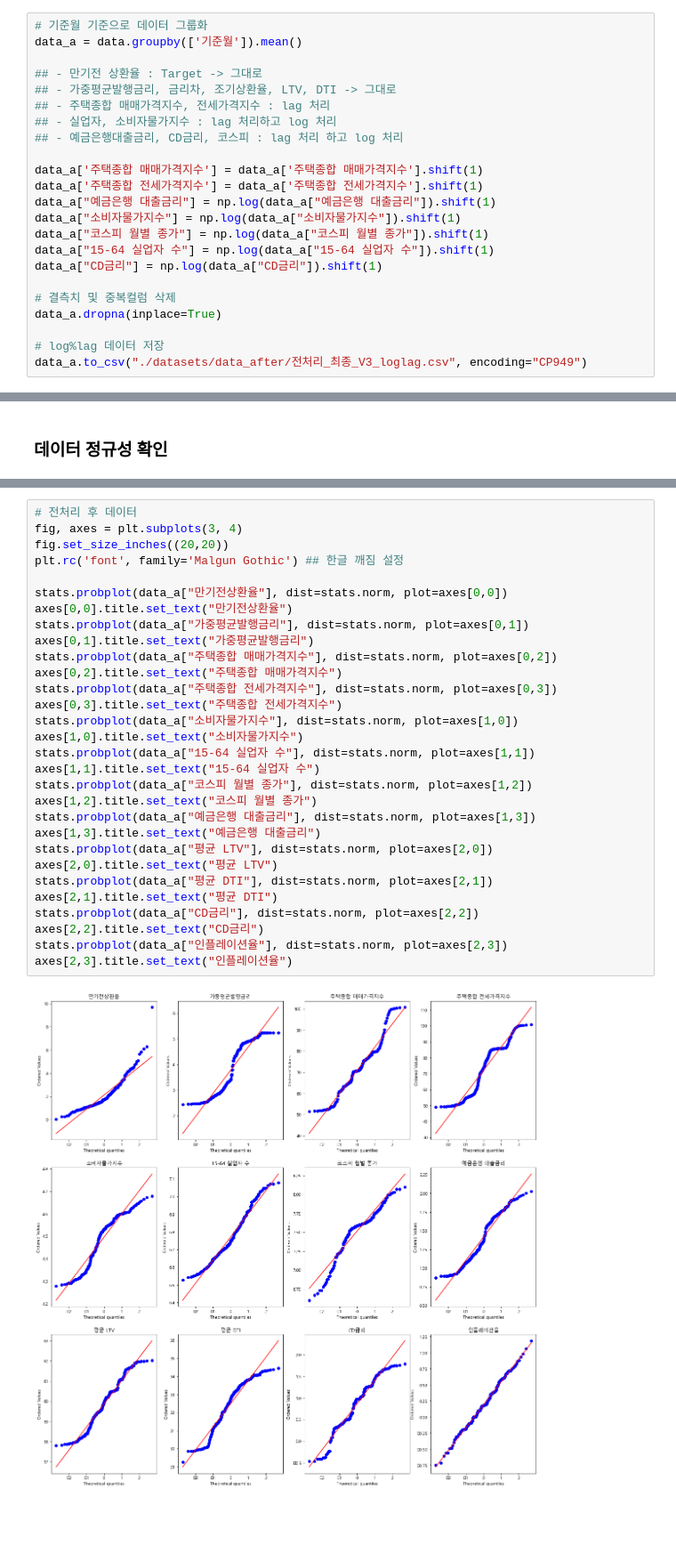
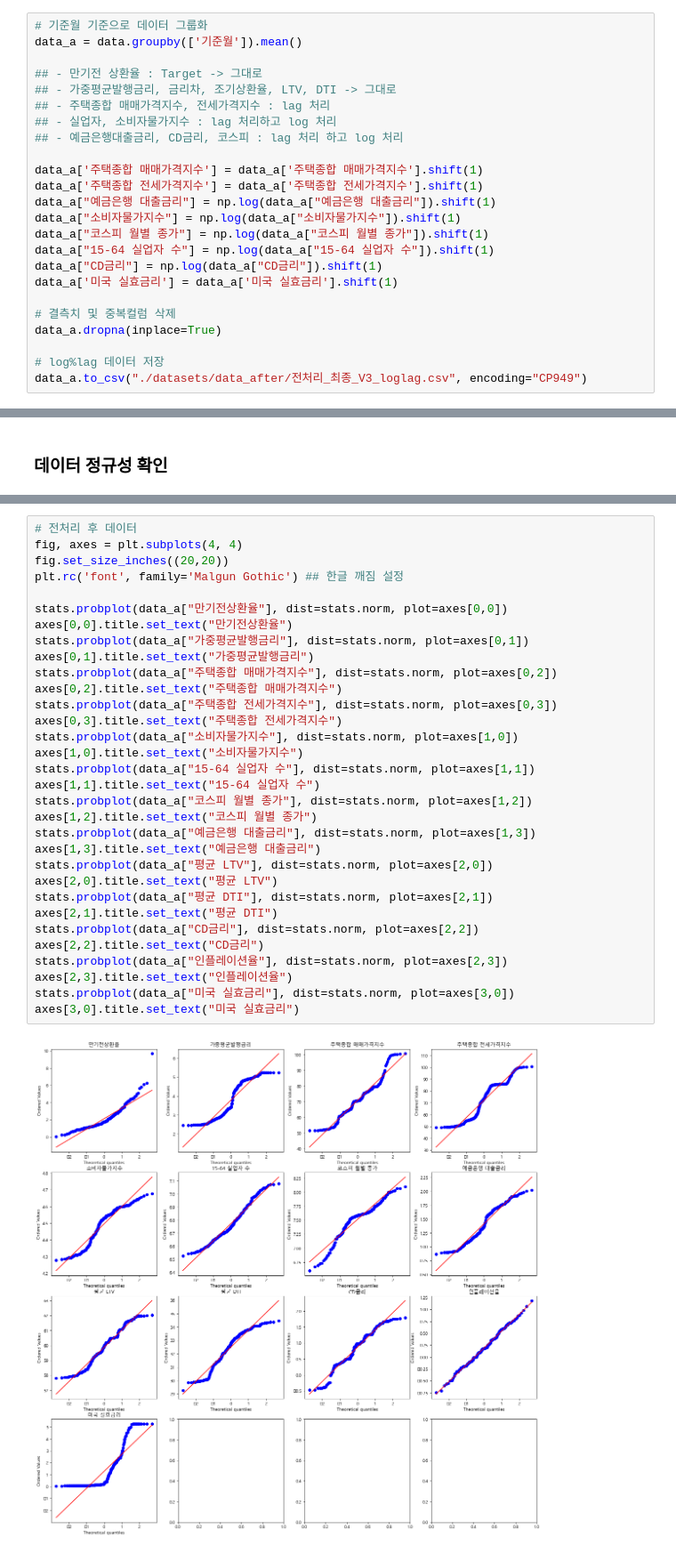
Before and after one commit to xxuvny/Project1_human, a Jupyter notebook: 01_데이터 전처리.ipynb, the cells around one changed output, grey strips where cells are left out. Shown: that part at 89% size. Saved outputs shown, nothing was run; the diff lists cells and outputs as text; blank space fills up the shorter version.

```diff
--- a/01_데이터 전처리.ipynb
+++ b/01_데이터 전처리.ipynb
@@ -298,6 +315,7 @@ data_a["소비자물가지수"] = np.log(data_a["소비자물가지수"]).shift(
 data_a["코스피 월별 종가"] = np.log(data_a["코스피 월별 종가"]).shift(1)
 data_a["15-64 실업자 수"] = np.log(data_a["15-64 실업자 수"]).shift(1)
 data_a["CD금리"] = np.log(data_a["CD금리"]).shift(1)
+data_a['미국 실효금리'] = data_a['미국 실효금리'].shift(1)
 
 # 결측치 및 중복컬럼 삭제
 data_a.dropna(inplace=True)
@@ -354,32 +374,34 @@ axes[2,3].title.set_text("인플레이션율")
 # %%
 # 전처리 후 데이터
-fig, axes = plt.subplots(3, 4)
+fig, axes = plt.subplots(4, 4)
 fig.set_size_inches((20,20))
 plt.rc('font', family='Malgun Gothic') ## 한글 깨짐 설정
 
 stats.probplot(data_a["만기전상환율"], dist=stats.norm, plot=axes[0,0])
 axes[0,0].title.set_text("만기전상환율")
 stats.probplot(data_a["가중평균발행금리"], dist=stats.norm, plot=axes[0,1])
 axes[0,1].title.set_text("가중평균발행금리")
 stats.probplot(data_a["주택종합 매매가격지수"], dist=stats.norm, plot=axes[0,2])
 axes[0,2].title.set_text("주택종합 매매가격지수")
 stats.probplot(data_a["주택종합 전세가격지수"], dist=stats.norm, plot=axes[0,3])
 axes[0,3].title.set_text("주택종합 전세가격지수")
 stats.probplot(data_a["소비자물가지수"], dist=stats.norm, plot=axes[1,0])
 axes[1,0].title.set_text("소비자물가지수")
 stats.probplot(data_a["15-64 실업자 수"], dist=stats.norm, plot=axes[1,1])
 axes[1,1].title.set_text("15-64 실업자 수")
 stats.probplot(data_a["코스피 월별 종가"], dist=stats.norm, plot=axes[1,2])
 axes[1,2].title.set_text("코스피 월별 종가")
 stats.probplot(data_a["예금은행 대출금리"], dist=stats.norm, plot=axes[1,3])
 axes[1,3].title.set_text("예금은행 대출금리")
 stats.probplot(data_a["평균 LTV"], dist=stats.norm, plot=axes[2,0])
 axes[2,0].title.set_text("평균 LTV")
 stats.probplot(data_a["평균 DTI"], dist=stats.norm, plot=axes[2,1])
 axes[2,1].title.set_text("평균 DTI")
 stats.probplot(data_a["CD금리"], dist=stats.norm, plot=axes[2,2])
 axes[2,2].title.set_text("CD금리")
 stats.probplot(data_a["인플레이션율"], dist=stats.norm, plot=axes[2,3])
 axes[2,3].title.set_text("인플레이션율")
+stats.probplot(data_a["미국 실효금리"], dist=stats.norm, plot=axes[3,0])
+axes[3,0].title.set_text("미국 실효금리")
 # %% [output]
-[figure, old version]
+[figure, new version]
```
Also changed, not shown: parts of 3 cells of this notebook, 14 other files.
